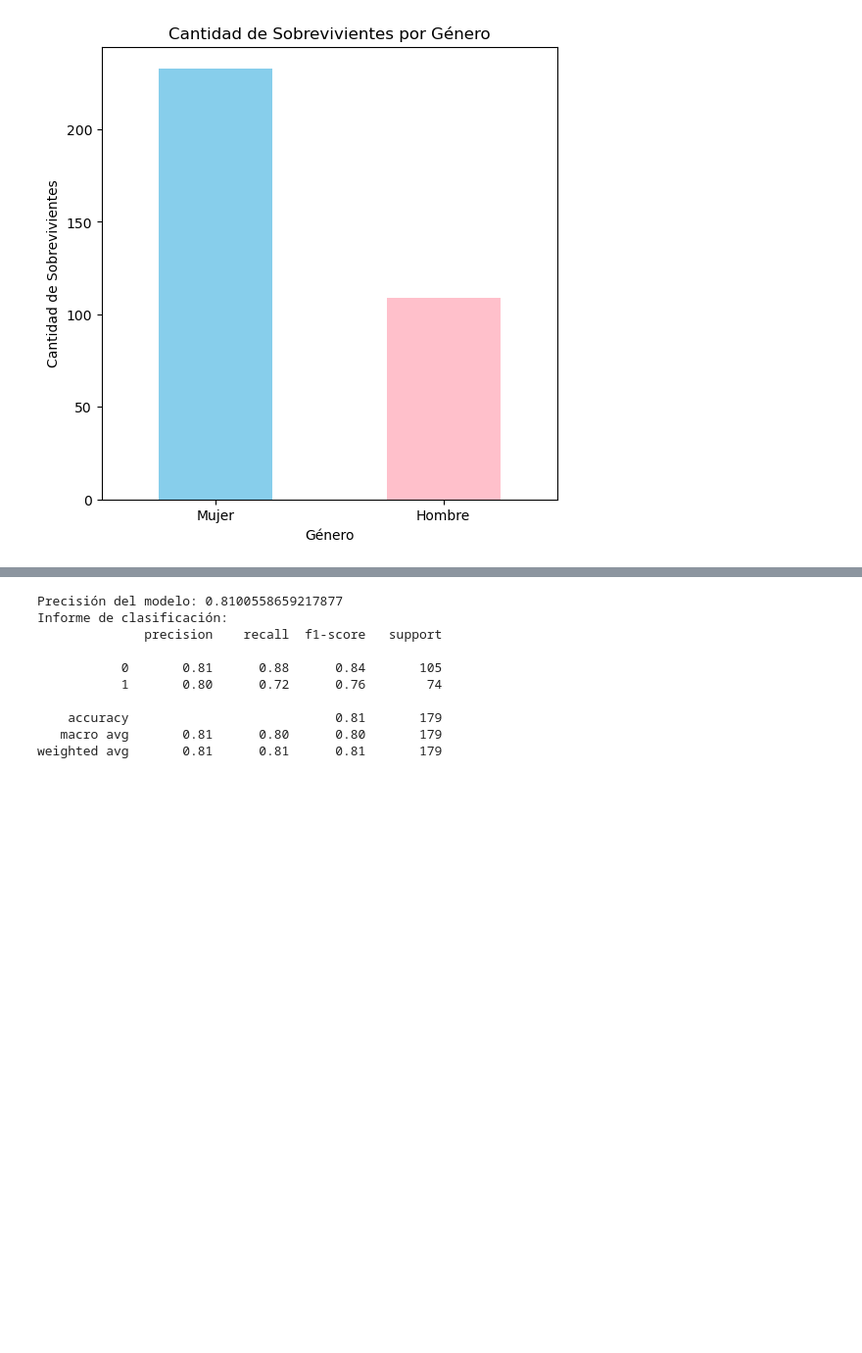
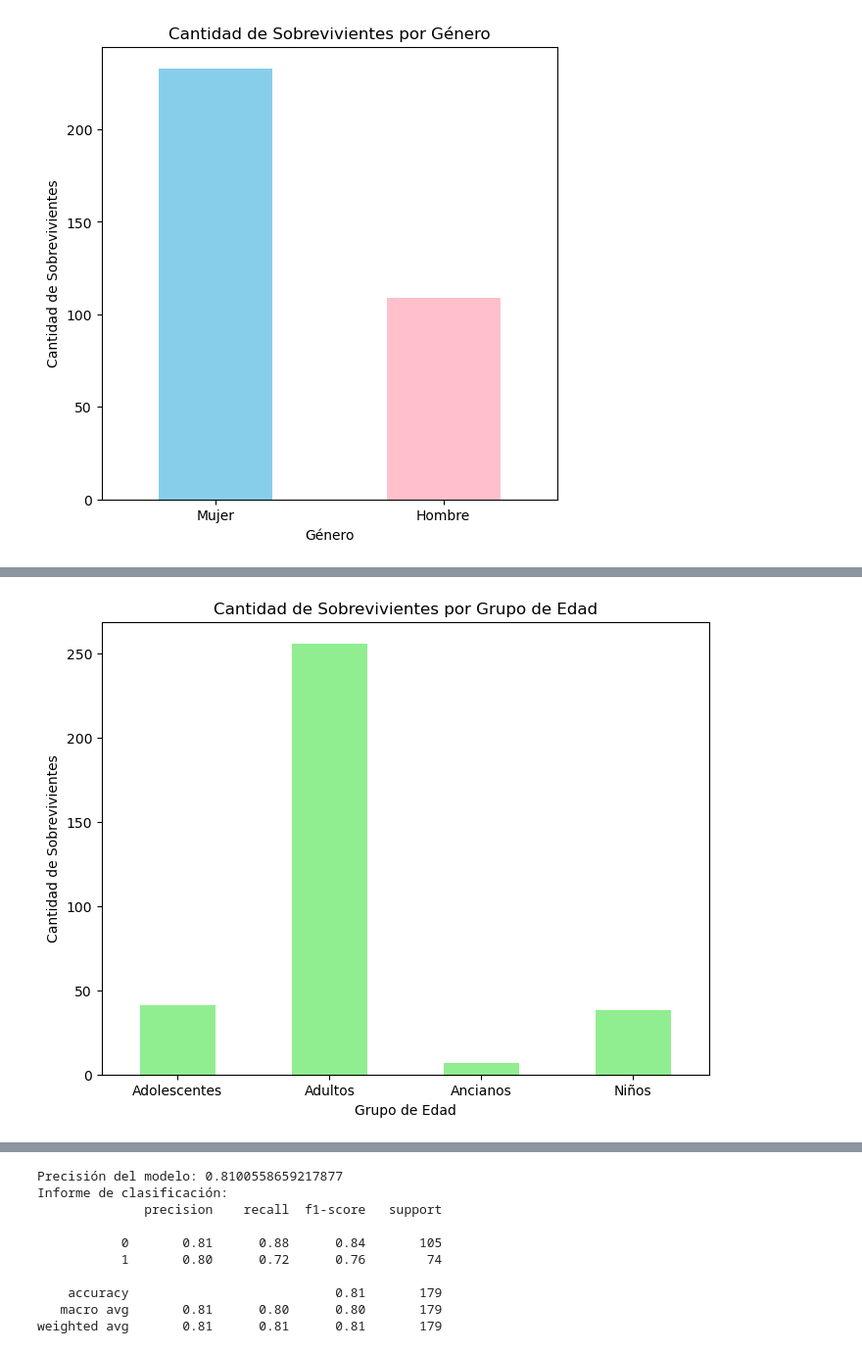
Before and after one commit to kabb98/IABD, a Jupyter notebook: SAA/Practicas/Unidad2/Practica2/Yolo/AAS_Clasificación.ipynb, the cells around one changed output, grey strips where cells are left out. Shown at 98% size. Cells and saved outputs as stored; diff of their text form; code cells hidden in the pictures; blank space fills up the shorter version.

```diff
--- a/SAA/Practicas/Unidad2/Practica2/Yolo/AAS_Clasificación.ipynb
+++ b/SAA/Practicas/Unidad2/Practica2/Yolo/AAS_Clasificación.ipynb
@@ -80,0 +102,27 @@ plt.show()
+# %%
+# Clasificar a las personas en grupos de edad
+def clasificar_edad(edad):
+    if edad > 0 and edad < 10:
+        return 'Niños'
+    elif edad < 20:
+        return 'Adolescentes'
+    elif edad < 60:
+        return 'Adultos'
+    else:
+        return 'Ancianos'
+
+data['GrupoEdad'] = data['Age'].apply(clasificar_edad)
+
+# Contar el número de sobrevivientes en cada grupo de edad
+sobrevivientes_grupo_edad = data[data['Survived'] == 1].groupby('GrupoEdad').size()
+
+# Crear la gráfica de barras
+plt.figure(figsize=(8, 6))
+sobrevivientes_grupo_edad.plot(kind='bar', color='lightgreen')
+plt.xlabel('Grupo de Edad')
+plt.ylabel('Cantidad de Sobrevivientes')
+plt.title('Cantidad de Sobrevivientes por Grupo de Edad')
+plt.xticks(rotation=0)
+plt.show()
+# %% [output]
+[figure, added]
```
Also changed, not shown: parts of 8 cells of this notebook.
